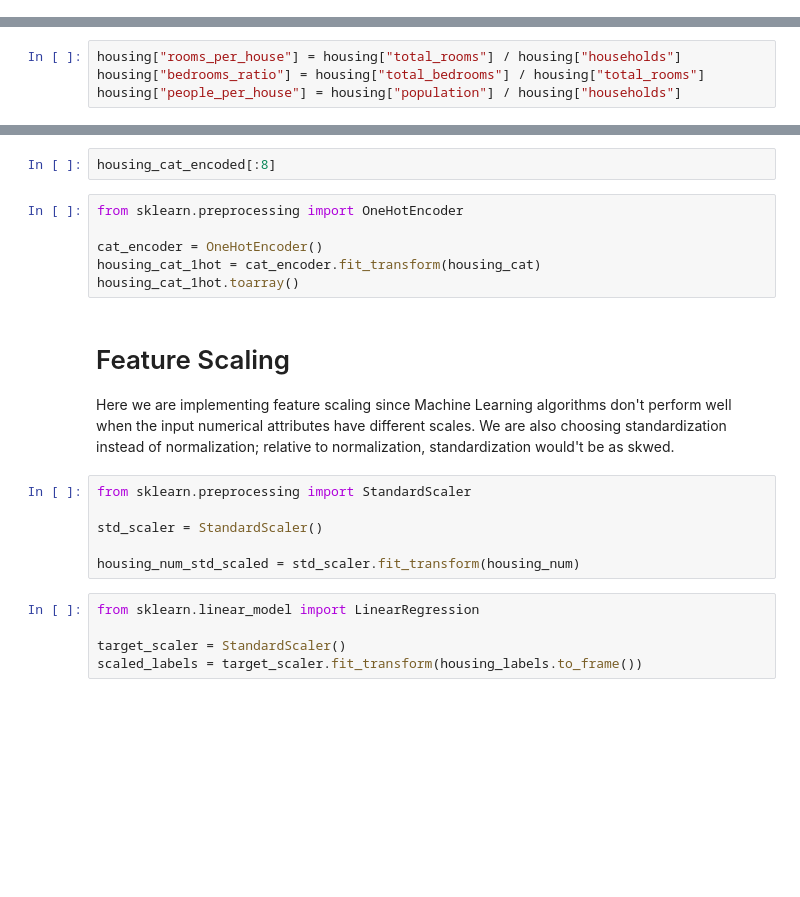
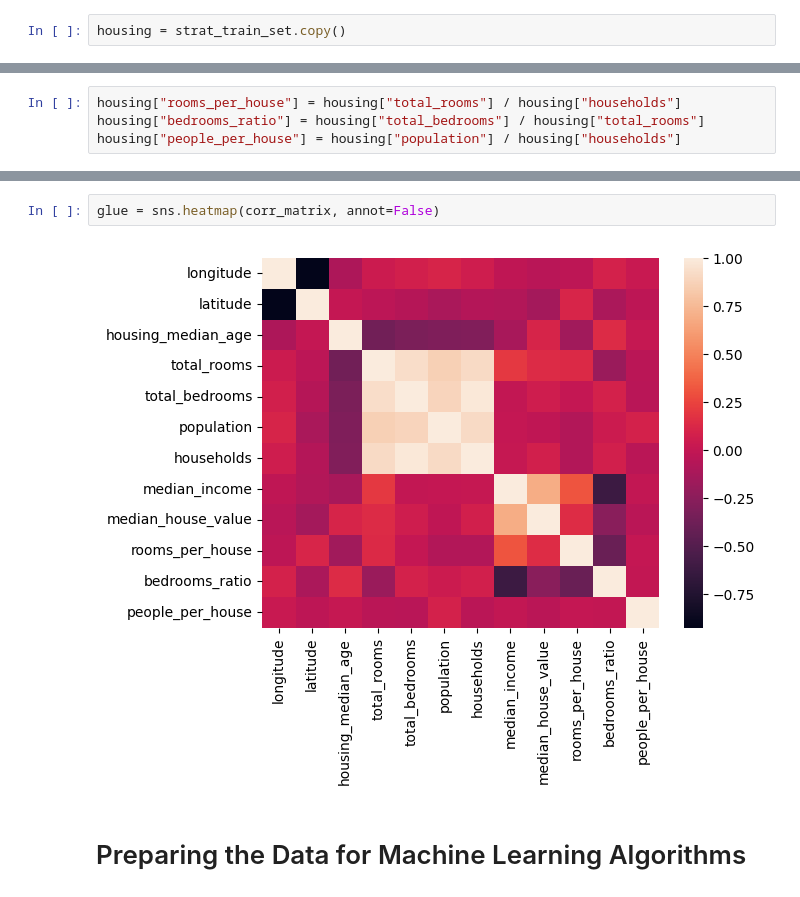
Before and after one commit to maxxfuu/California-Housing-Price-Prediction-, a Jupyter notebook: Regression.ipynb, the cells around one changed output, grey strips where cells are left out. Cells and saved outputs as stored; diff of their text form; blank space fills up the shorter version.

Commit message:
Correctly created a stratified data set. Working on Preparing the data for Machine Learning

```diff
--- a/Regression.ipynb
+++ b/Regression.ipynb
@@ -103,0 +130,2 @@ Text(0, 0.5, 'Number of Districts')
+# %%
+housing = strat_train_set.copy()
@@ -271,23 +194,6 @@ housing_cat_encoded = ordinal_encoder.fit_transform(housing_cat)
-# %%
-housing_cat_encoded[:8]
-# %%
-from sklearn.preprocessing import OneHotEncoder
-
-cat_encoder = OneHotEncoder()
-housing_cat_1hot = cat_encoder.fit_transform(housing_cat)
-housing_cat_1hot.toarray()
-# %% [markdown]
-# Feature Scaling
-
-Here we are implementing feature scaling since Machine Learning algorithms don't perform well when the input numerical attributes have different scales. We are also choosing standardization instead of normalization; relative to normalization, standardization would't be as skwed.
-# %%
-from sklearn.preprocessing import StandardScaler
-
-std_scaler = StandardScaler()
-
-housing_num_std_scaled = std_scaler.fit_transform(housing_num)
-# %%
-from sklearn.linear_model import LinearRegression
-
-target_scaler = StandardScaler()
-scaled_labels = target_scaler.fit_transform(housing_labels.to_frame())
+# %%
+glue = sns.heatmap(corr_matrix, annot=False)
+# %% [output]
+[figure, added]
+# %% [markdown]
+# Preparing the Data for Machine Learning Algorithms
```
Also changed, not shown: parts of 37 cells of this notebook.
